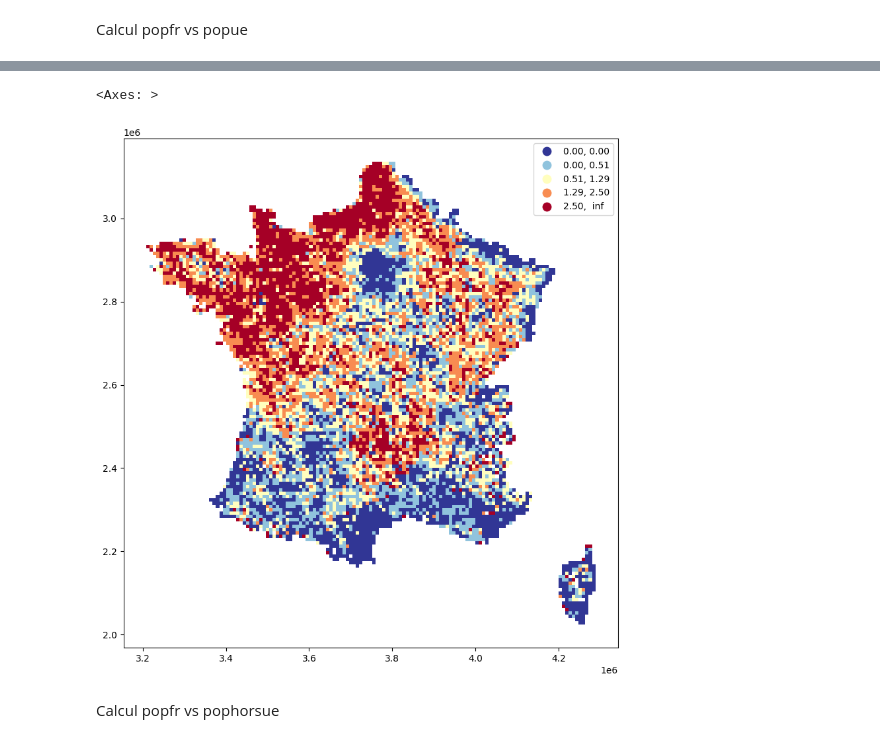
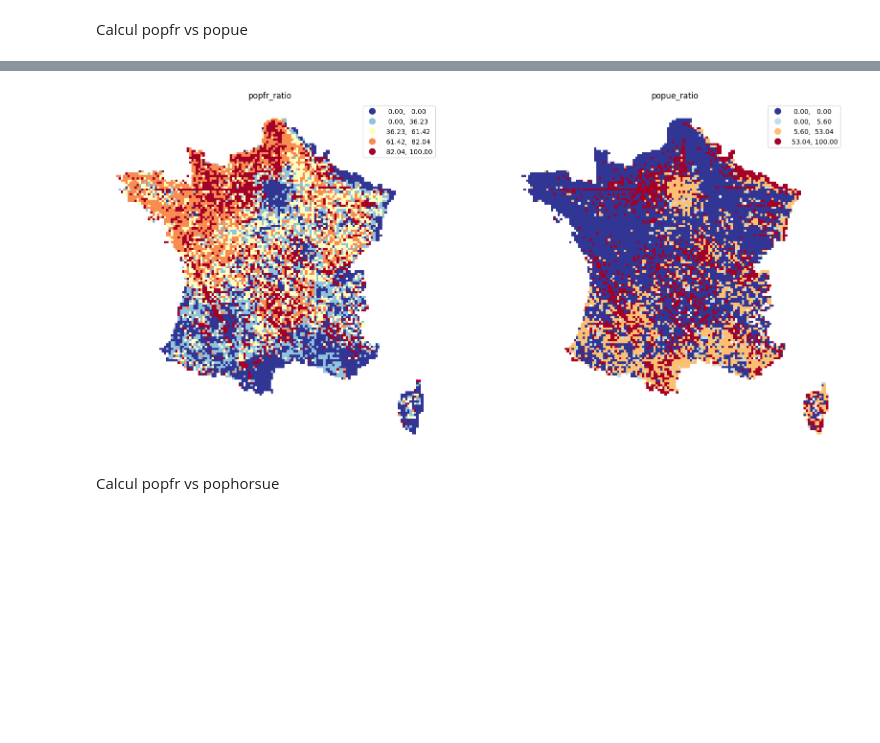
Before and after one commit to fsemecurbe/AOTMS, a Jupyter notebook: AOPTMSG.ipynb, the cells around one changed output, grey strips where cells are left out. Saved outputs shown, nothing was run; the diff lists cells and outputs as text; code cells hidden in the pictures; blank space fills up the shorter version.

```diff
--- a/AOPTMSG.ipynb
+++ b/AOPTMSG.ipynb
@@ -61,10 +63,10 @@ Calcul popfr vs popue
 # %%
 T = ot.emd(df_agg.popfr.to_numpy() , df_agg.popue.to_numpy() , C**.5, numItermax=5000000)
 # %%
-df_agg['popfr_dist'] = np.sum(T * C**.5, axis=0) / df_agg.popfr / 1000
-df_agg['popfr_ratio'] = np.sum((C>0) * T,0) / df_agg.popfr
-df_agg['popue_dist'] =   np.sum(T * C**.5, axis=1) / df_agg.popue / 1000
-df_agg['popue_ratio'] = np.sum((C>0) * T,1) / df_agg.popue
+df_agg['popfr_dist'] = np.sum(T * C**.5, axis=1) / df_agg.popfr / 1000
+df_agg['popfr_ratio'] = np.sum((C>0) * T,1) / df_agg.popfr * 100
+df_agg['popue_dist'] =   np.sum(T * C**.5, axis=0) / df_agg.popue / 1000
+df_agg['popue_ratio'] = np.sum((C>0) * T,0) / df_agg.popue * 100
 #aa_nonpoor['dist_pure'] =   np.sum(T * C**.5, axis=1)
 np.sum(T * C**.5) / 1000
 # %% [output]
@@ -72,8 +74,15 @@ np.float64(67.44652584085267)
-# %%
-df_agg.plot('popue_ratio', cmap='RdYlBu_r', scheme='quantiles', legend=True, figsize=(10,10) )
-# %% [output]
-<Axes: >
-[figure, removed]
+# %%
+fig, axes = plt.subplots(1, 2, figsize=(20, 10))
+
+df_agg.plot('popfr_ratio', cmap='RdYlBu_r', scheme='quantiles', legend=True, figsize=(10,10), ax=axes[0])
+axes[0].set_title("popfr_ratio")
+axes[0].set_axis_off()
+
+df_agg.plot('popue_ratio', cmap='RdYlBu_r', scheme='quantiles', legend=True, figsize=(10,10), ax=axes[1])
+axes[1].set_title("popue_ratio")
+axes[1].set_axis_off()
+# %% [output]
+[figure, added]
 # %% [markdown]
 Calcul popfr vs pophorsue
 # %%
```
Also changed, not shown: parts of 2 cells of this notebook.
